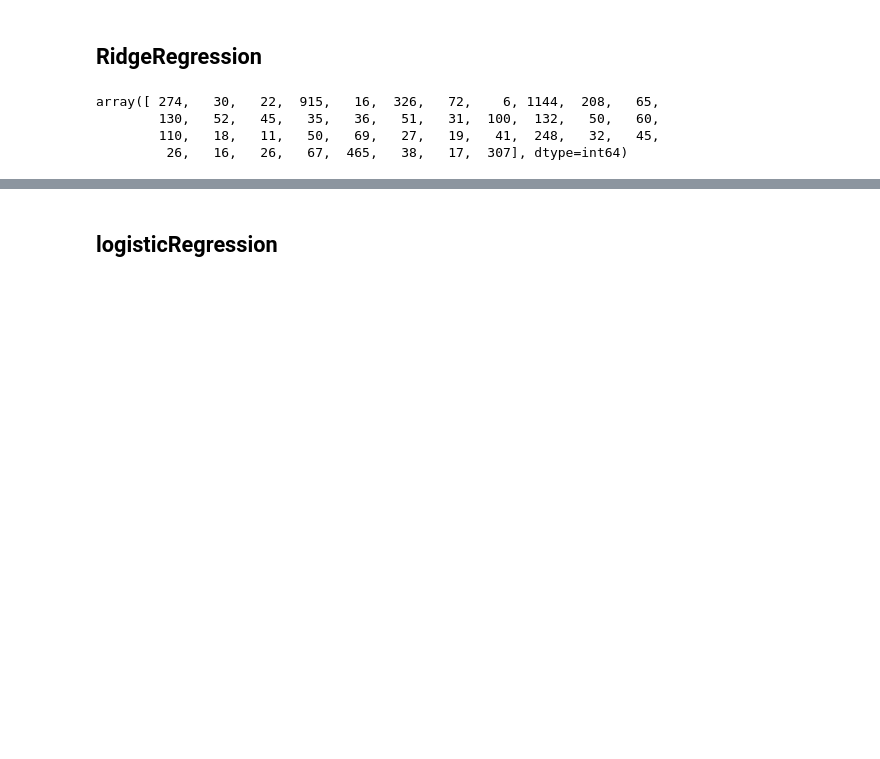
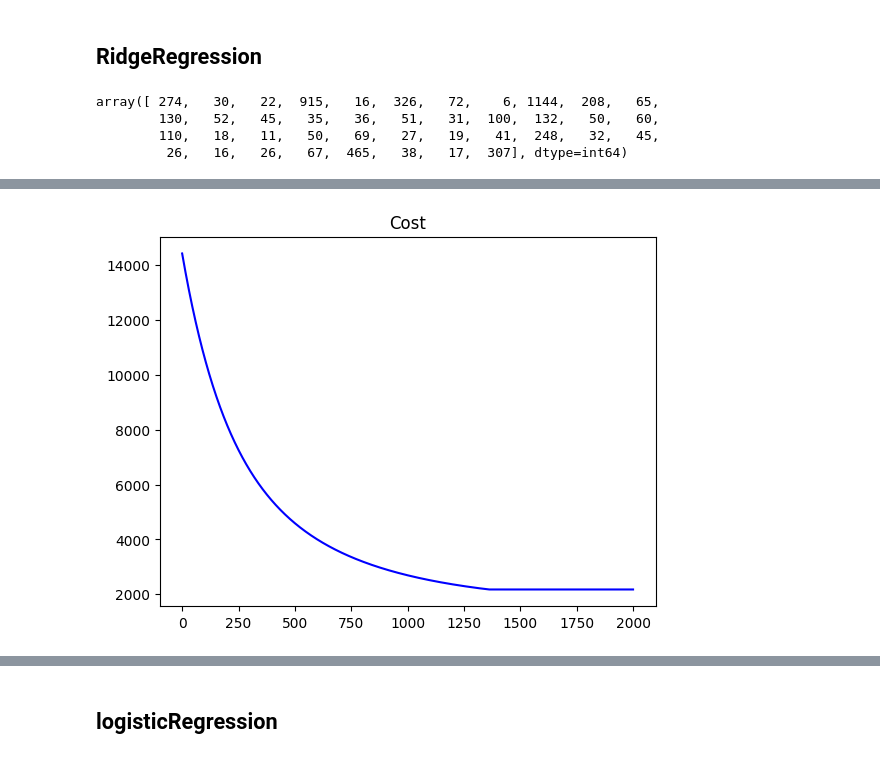
Before and after one commit to anacinacio/si, a Jupyter notebook: scripts/avaliacao5.ipynb, the cells around one changed output, grey strips where cells are left out. Drawn from its saved outputs; the diff is of its cells as text; code cells hidden in the pictures; blank space fills up the shorter version.

```diff
--- a/scripts/avaliacao5.ipynb
+++ b/scripts/avaliacao5.ipynb
@@ -79,3 +99,9 @@ array([ 106.63409764,  -30.67899984,  -24.04971647,  703.31969071,
+# %%
+plt.plot(list(ridge.cost_history.keys()), list(ridge.cost_history.values()), '-', color = 'blue')
+plt.title('Cost')
+plt.show()
+# %% [output]
+[figure, added]
 # %%
 ridge.score(test_dataset)
 # %% [output]
```
Also changed, not shown: parts of 19 cells of this notebook, 2 other files.
